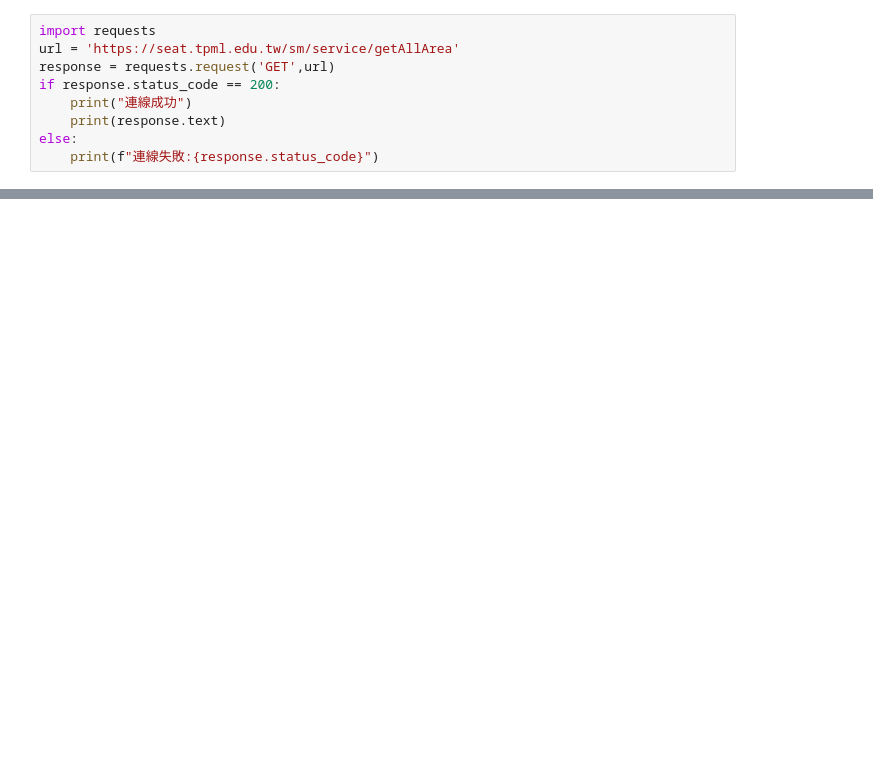
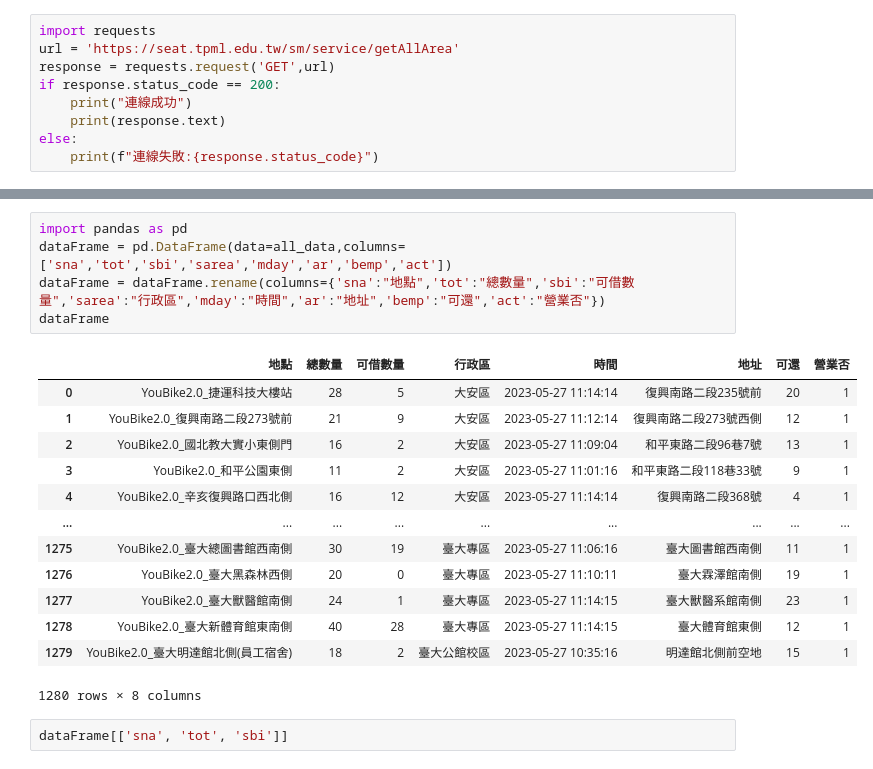
Before and after one commit to 7g4v7l/_112python, a Jupyter notebook: python7_1.ipynb, the cells around one changed output, grey strips where cells are left out. Cells and saved outputs as stored; diff of their text form; blank space fills up the shorter version.

```diff
--- a/python7_1.ipynb
+++ b/python7_1.ipynb
@@ -53,0 +53,21 @@ dataFrame
+# %%
+import pandas as pd
+dataFrame = pd.DataFrame(data=all_data,columns=['sna','tot','sbi','sarea','mday','ar','bemp','act'])
+dataFrame = dataFrame.rename(columns={'sna':"地點",'tot':"總數量",'sbi':"可借數量",'sarea':"行政區",'mday':"時間",'ar':"地址",'bemp':"可還",'act':"營業否"})
+dataFrame
+# %% [output]
+|  | 地點 | 總數量 | 可借數量 | 行政區 | 時間 | 地址 | 可還 | 營業否 |
+| 0 | YouBike2.0_捷運科技大樓站 | 28 | 5 | 大安區 | 2023-05-27 11:14:14 | 復興南路二段235號前 | 20 | 1 |
+| 1 | YouBike2.0_復興南路二段273號前 | 21 | 9 | 大安區 | 2023-05-27 11:12:14 | 復興南路二段273號西側 | 12 | 1 |
+| 2 | YouBike2.0_國北教大實小東側門 | 16 | 2 | 大安區 | 2023-05-27 11:09:04 | 和平東路二段96巷7號 | 13 | 1 |
+| 3 | YouBike2.0_和平公園東側 | 11 | 2 | 大安區 | 2023-05-27 11:01:16 | 和平東路二段118巷33號 | 9 | 1 |
+| 4 | YouBike2.0_辛亥復興路口西北側 | 16 | 12 | 大安區 | 2023-05-27 11:14:14 | 復興南路二段368號 | 4 | 1 |
+| ... | ... | ... | ... | ... | ... | ... | ... | ... |
+| 1275 | YouBike2.0_臺大總圖書館西南側 | 30 | 19 | 臺大專區 | 2023-05-27 11:06:16 | 臺大圖書館西南側 | 11 | 1 |
+| 1276 | YouBike2.0_臺大黑森林西側 | 20 | 0 | 臺大專區 | 2023-05-27 11:10:11 | 臺大霖澤館南側 | 19 | 1 |
+| 1277 | YouBike2.0_臺大獸醫館南側 | 24 | 1 | 臺大專區 | 2023-05-27 11:14:15 | 臺大獸醫系館南側 | 23 | 1 |
+| 1278 | YouBike2.0_臺大新體育館東南側 | 40 | 28 | 臺大專區 | 2023-05-27 11:14:15 | 臺大體育館東側 | 12 | 1 |
+| 1279 | YouBike2.0_臺大明達館北側(員工宿舍) | 18 | 2 | 臺大公館校區 | 2023-05-27 10:35:16 | 明達館北側前空地 | 15 | 1 |
+1280 rows × 8 columns
+# %%
+dataFrame[['sna', 'tot', 'sbi']]
```
Also changed, not shown: parts of 8 cells of this notebook.
